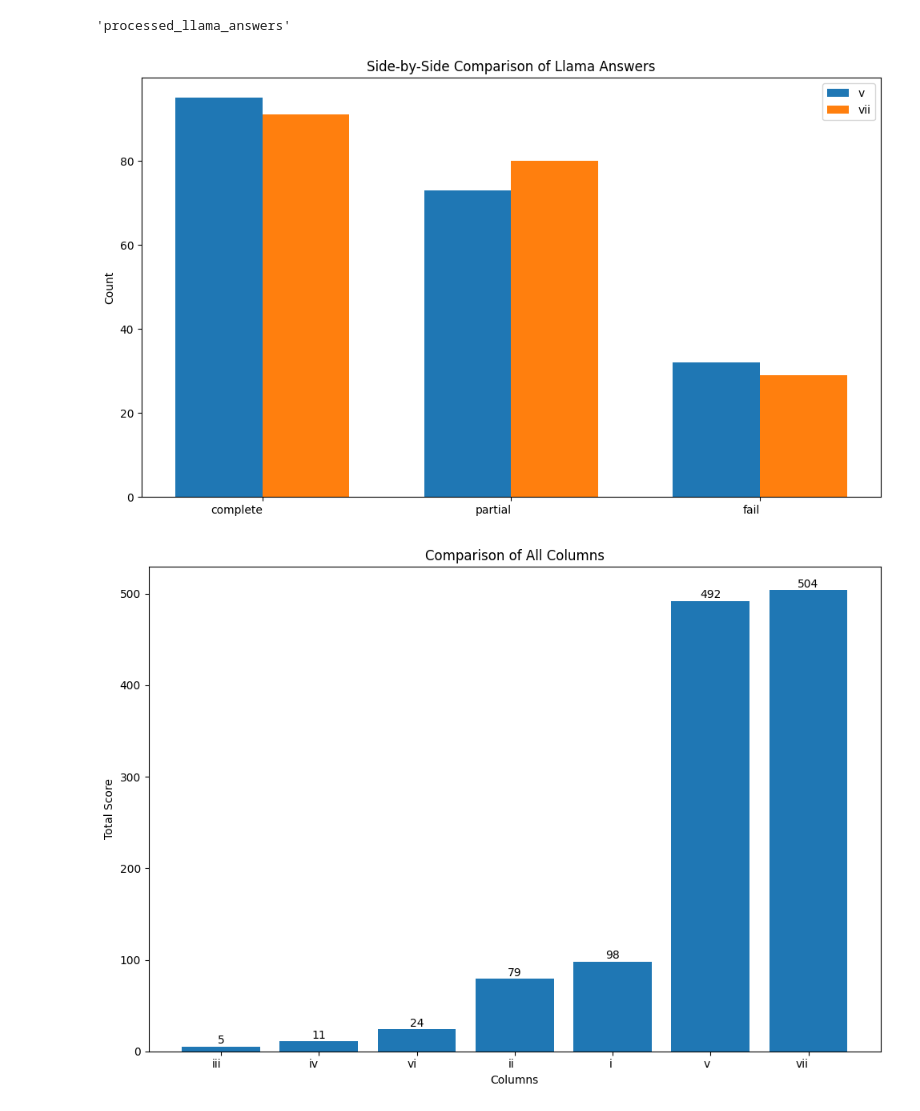
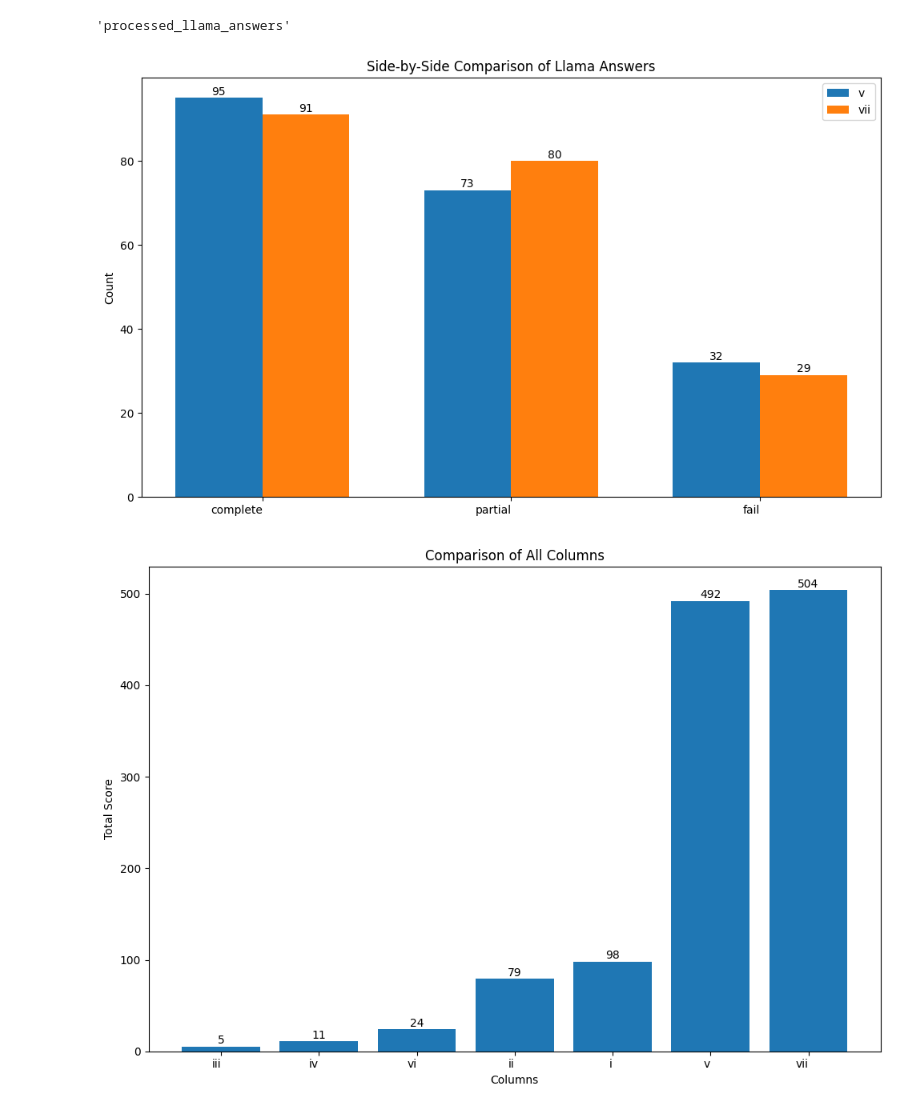
Before and after one commit to SwapnikaD/VL_Project, a Jupyter notebook: data_comparison/comparison.ipynb, the cells around one changed output. Cells and saved outputs as stored; diff of their text form; code cells hidden in the pictures.

```diff
--- a/data_comparison/comparison.ipynb
+++ b/data_comparison/comparison.ipynb
@@ -30,38 +30,48 @@ df.to_excel("test.xlsx", index=False)
 # %%
 import matplotlib.pyplot as plt
 import numpy as np
 import pandas as pd
-
 # Get value counts for each column
 llama_counts = df['resultprocessed_llama_answers'].value_counts()
 my_llama_counts = df['resultprocessed_my_llama_answers'].value_counts()
 
 # Get unique categories and their indices
 categories = llama_counts.index.union(my_llama_counts.index)
 x_pos = np.arange(len(categories))
 
 # Width of the bars
 width = 0.35
 
-# Create the plot
 fig, ax = plt.subplots(figsize=(10, 6))
 
 # Plot the bars side-by-side
-ax.bar(x_pos - width/2, llama_counts.reindex(categories).fillna(0), width, label='v')
-ax.bar(x_pos + width/2, my_llama_counts.reindex(categories).fillna(0), width, label='vii')
+bars1 = ax.bar(x_pos - width/2, llama_counts.reindex(categories).fillna(0), width, label='v')
+bars2 = ax.bar(x_pos + width/2, my_llama_counts.reindex(categories).fillna(0), width, label='vii')
 
+# ... (your existing code for labels, title, legend) ...
+
+# Add numbers on top of bars
+def add_labels(bars):
+    for bar in bars:
+        height = bar.get_height()
+        ax.text(bar.get_x() + bar.get_width() / 2, height + 0.1,  # Adjust position
+                int(height),  # Display as integer
+                ha='center', va='bottom')
+
+add_labels(bars1)
+add_labels(bars2)
 # Set labels, title, and legend
 ax.set_ylabel('Count')
 ax.set_title('Side-by-Side Comparison of Llama Answers')
 ax.set_xticks(x_pos)
 ax.set_xticklabels(categories, ha='right')  # Rotate x-axis labels
 ax.legend()
 
 # Adjust layout
 plt.tight_layout()
 plt.show()
 # %% [output]
-[figure, old version]
+[figure, new version]
 # %%
 import matplotlib.pyplot as plt
 import numpy as np
```
Also changed, not shown: 15 other files.
